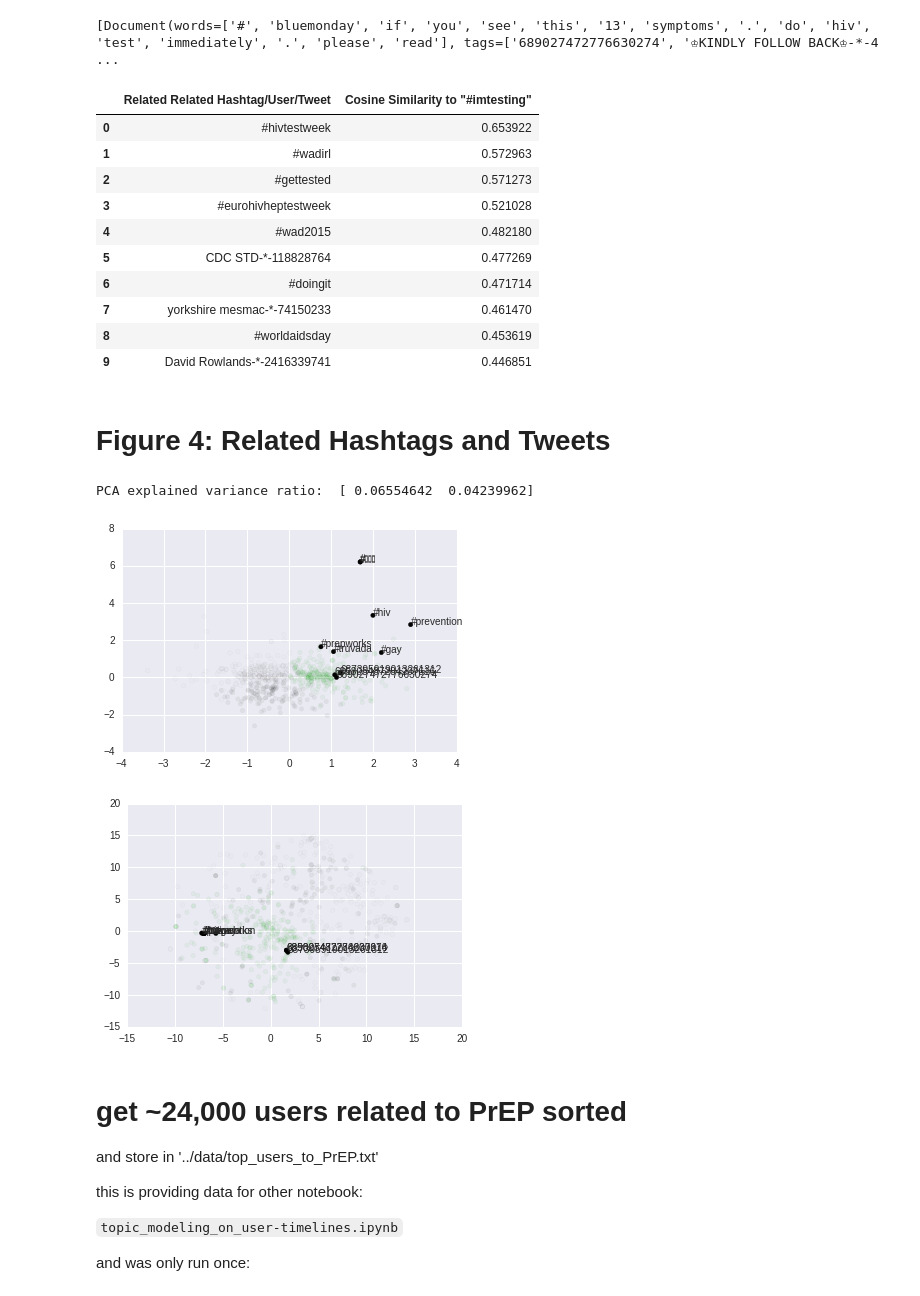
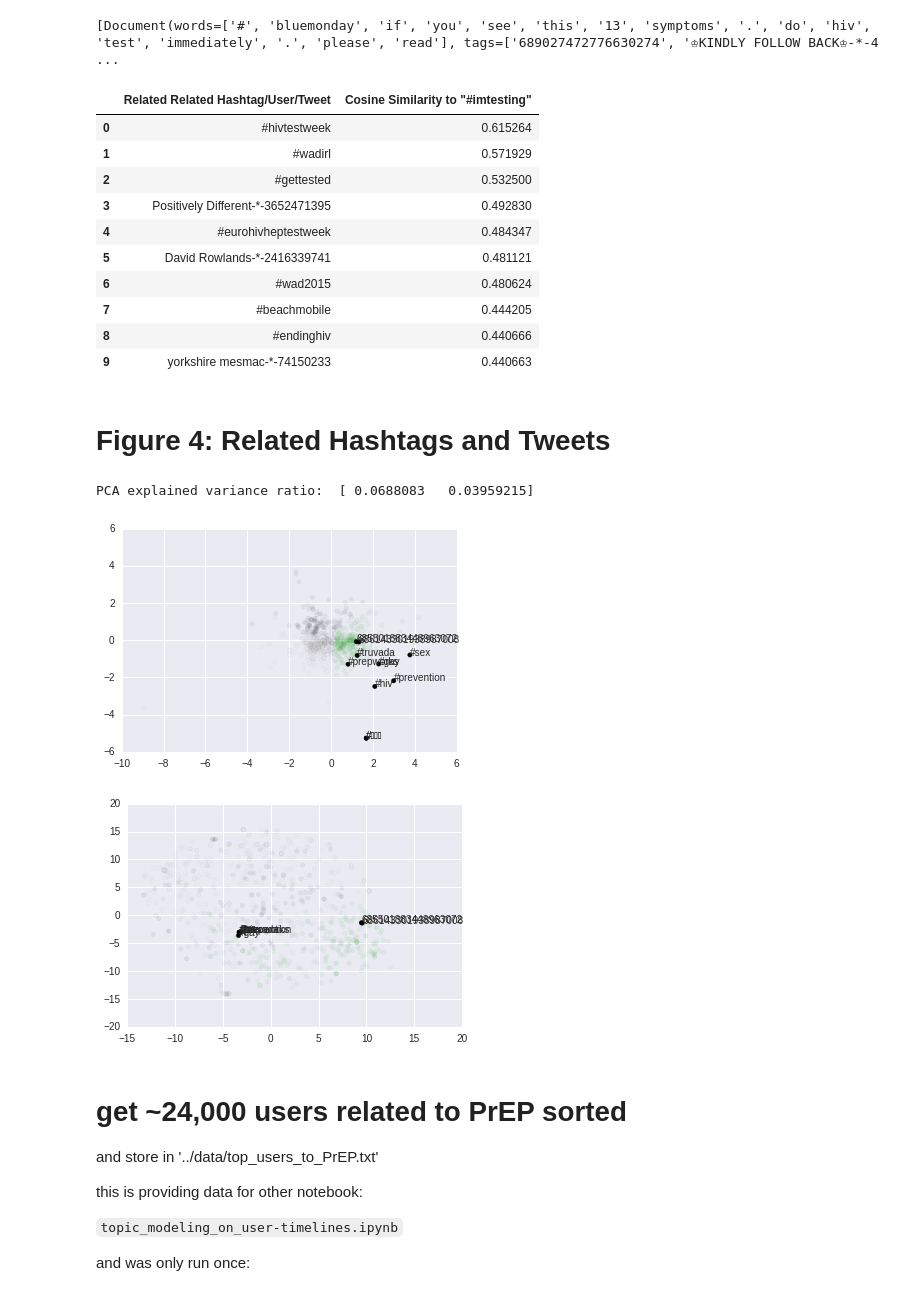
Before and after one commit to quinngroup/sm_w2v, a Jupyter notebook: notebooks/doc2vec.ipynb, the cells around one changed output. Cells and saved outputs as stored; diff of their text form; code cells hidden in the pictures.

```diff
--- a/notebooks/doc2vec.ipynb
+++ b/notebooks/doc2vec.ipynb
@@ -16,14 +16,14 @@ Document = namedtuple('Document', 'words tags')
 alldocs = []  # will hold all docs in original order
 with open('../data/c_twitter.json') as f_in:
     for i, line in enumerate(f_in):
-        if (i % 3 == 0):
-            c_twt = json.loads(line)
-            # c_twt: {'weeknum': str, 'c_text': str, 'tags': [str]}
-            words = c_twt['text'].split()
-            tags = [str(c_twt['id'])] + c_twt['tags']
-            alldocs.append(Document(words, tags))
+        c_twt = json.loads(line)
+        # c_twt: {'weeknum': str, 'c_text': str, 'tags': [str]}
+        words = c_twt['text'].split()
+        tags = [str(c_twt['id'])] + c_twt['tags']
+        alldocs.append(Document(words, tags))
 
 shuffle_docs = alldocs[:]
+print('number of tweets:', len(alldocs))
 # %%
 import sys
 if not('/high_spd_work/sm_w2v' in sys.path):
@@ -77,7 +77,7 @@ if train:
     print("model:", model)
 
     # train model
-    passes = 10
+    passes = 15
     start_time = time.time()
 
     for epoch in range(passes):
@@ -300,16 +300,16 @@ df_hash_imtesting = pd.DataFrame(data=new_vecs, columns=['Related Related Hashta
 df_hash_imtesting
 # %% [output]
 |  | Related Related Hashtag/User/Tweet | Cosine Similarity to "#imtesting" |
-| 0 | #hivtestweek | 0.653922 |
-| 1 | #wadirl | 0.572963 |
-| 2 | #gettested | 0.571273 |
-| 3 | #eurohivheptestweek | 0.521028 |
-| 4 | #wad2015 | 0.482180 |
-| 5 | CDC STD-*-118828764 | 0.477269 |
-| 6 | #doingit | 0.471714 |
-| 7 | yorkshire mesmac-*-74150233 | 0.461470 |
-| 8 | #worldaidsday | 0.453619 |
-| 9 | David Rowlands-*-2416339741 | 0.446851 |
+| 0 | #hivtestweek | 0.615264 |
+| 1 | #wadirl | 0.571929 |
+| 2 | #gettested | 0.532500 |
+| 3 | Positively Different-*-3652471395 | 0.492830 |
+| 4 | #eurohivheptestweek | 0.484347 |
+| 5 | David Rowlands-*-2416339741 | 0.481121 |
+| 6 | #wad2015 | 0.480624 |
+| 7 | #beachmobile | 0.444205 |
+| 8 | #endinghiv | 0.440666 |
+| 9 | yorkshire mesmac-*-74150233 | 0.440663 |
 # %% [markdown]
 # Figure 4: Related Hashtags and Tweets
 # %%
@@ -330,38 +330,38 @@ for i, word in enumerate(model.docvecs.doctags):
 X = np.array(X)
 
 # Do k-means on original data matrix
 kmeans = KMeans(n_clusters=3, random_state=1)
 kmeans_labels = kmeans.fit_predict(X)
 
 # Do PCA
 pca = PCA(n_components=2, copy=True)
 pca.fit(X)
 print("PCA explained variance ratio: ", pca.explained_variance_ratio_)
 pca_comps = pca.transform(X)
 
 # Do tSNE
 tsne = TSNE(n_components=2, random_state=1)
 tsne_comps = tsne.fit_transform(X)
 
 # Scatter plot
 rand_seed = 0
 alpha_high = 1.0
 alpha_low = 0.05
 down_samp_rate = 0.1
 
 # save PCA plot in 'notebooks' directory (it won't show here in the notebook)
 scatter_plot(pca_comps[:,0], pca_comps[:,1], alpha_high, alpha_low,
             kmeans_labels, text_annotations,
-            down_samp_rate, "Fig4a: PCA of Related Hashtags-Users-Tweets", rand_seed, None)
+            down_samp_rate, "Fig4a: PCA of Related Hashtags-Users-Tweets to '#prep'", rand_seed, None)
 
 # save tSNE plot in 'notebooks' directory (it won't show here in the notebook)
 scatter_plot(tsne_comps[:,0], tsne_comps[:,1], alpha_high, alpha_low,
             kmeans_labels, text_annotations,
-            down_samp_rate, "Fig4b: tSNE of Hashtags-Users-Tweets", rand_seed, None)
+            down_samp_rate, "Fig4b: tSNE of Hashtags-Users-Tweets to '#prep'", rand_seed, None)
 # %% [output]
-PCA explained variance ratio:  [ 0.06554642  0.04239962]
+PCA explained variance ratio:  [ 0.0688083   0.03959215]
-[figure, old version]
+[figure, new version]
-[figure, old version]
+[figure, new version]
 # %% [markdown]
 # get ~24,000 users related to PrEP sorted
 
```
Also changed, not shown: parts of 8 cells of this notebook, 9 other files.
